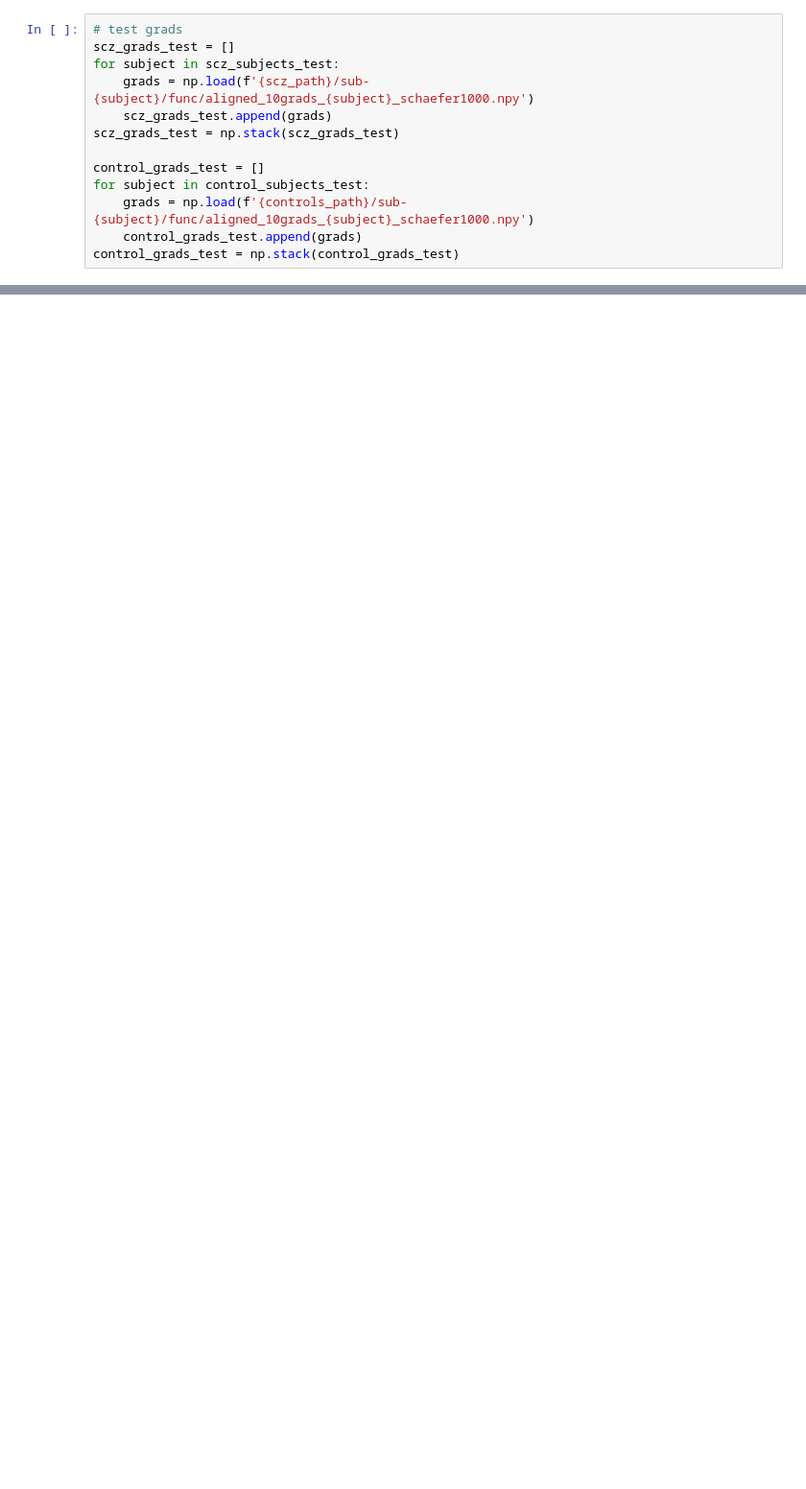
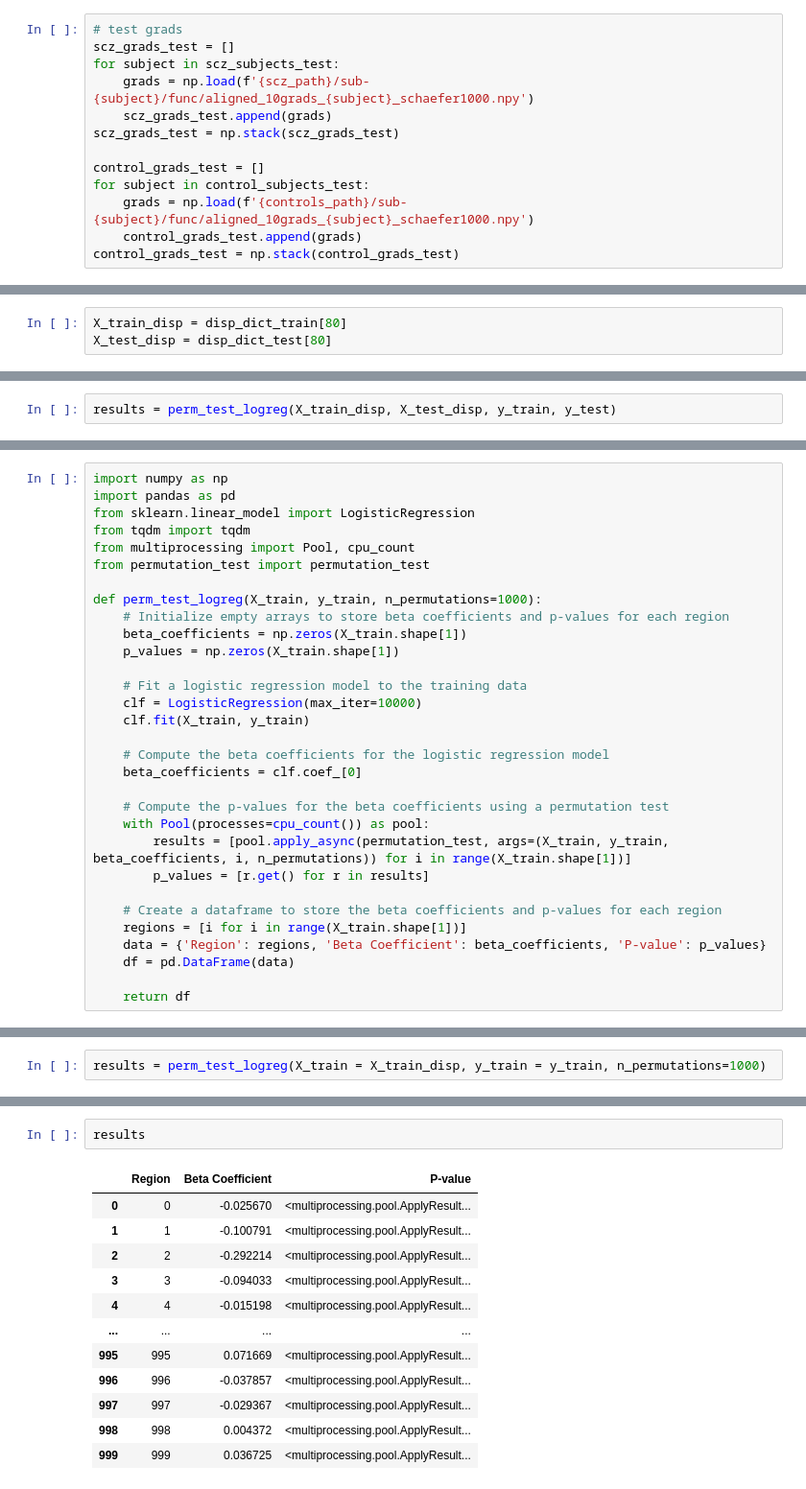
Before and after one commit to victoris93/feature-selection-scz, a Jupyter notebook: COBRE/log_model.ipynb, the cells around one changed output, grey strips where cells are left out. Shown at 96% size. Drawn from its saved outputs; the diff is of its cells as text; blank space fills up the shorter version.

```diff
--- a/COBRE/log_model.ipynb
+++ b/COBRE/log_model.ipynb
@@ -210,0 +347,3 @@ perf_df.plot(x = 'N_grads', y = ['Accuracy', 'Precision', 'Recall', 'F1', 'ROC_A
+# %%
+X_train_disp = disp_dict_train[80]
+X_test_disp = disp_dict_test[80]
@@ -210,0 +394,2 @@ perf_df.plot(x = 'N_grads', y = ['Accuracy', 'Precision', 'Recall', 'F1', 'ROC_A
+# %%
+results = perm_test_logreg(X_train_disp, X_test_disp, y_train, y_test)
@@ -210,0 +398,31 @@ perf_df.plot(x = 'N_grads', y = ['Accuracy', 'Precision', 'Recall', 'F1', 'ROC_A
+# %%
+import numpy as np
+import pandas as pd
+from sklearn.linear_model import LogisticRegression
+from tqdm import tqdm
+from multiprocessing import Pool, cpu_count
+from permutation_test import permutation_test
+
+def perm_test_logreg(X_train, y_train, n_permutations=1000):
+    # Initialize empty arrays to store beta coefficients and p-values for each region
+    beta_coefficients = np.zeros(X_train.shape[1])
+    p_values = np.zeros(X_train.shape[1])
+
+    # Fit a logistic regression model to the training data
+    clf = LogisticRegression(max_iter=10000)
+    clf.fit(X_train, y_train)
+
+    # Compute the beta coefficients for the logistic regression model
+    beta_coefficients = clf.coef_[0]
+
+    # Compute the p-values for the beta coefficients using a permutation test
+    with Pool(processes=cpu_count()) as pool:
+        results = [pool.apply_async(permutation_test, args=(X_train, y_train, beta_coefficients, i, n_permutations)) for i in range(X_train.shape[1])]
+        p_values = [r.get() for r in results]
+
+    # Create a dataframe to store the beta coefficients and p-values for each region
+    regions = [i for i in range(X_train.shape[1])]
+    data = {'Region': regions, 'Beta Coefficient': beta_coefficients, 'P-value': p_values}
+    df = pd.DataFrame(data)
+
+    return df
@@ -210,0 +486,2 @@ perf_df.plot(x = 'N_grads', y = ['Accuracy', 'Precision', 'Recall', 'F1', 'ROC_A
+# %%
+results = perm_test_logreg(X_train = X_train_disp, y_train = y_train, n_permutations=1000)
@@ -210,0 +490,15 @@ perf_df.plot(x = 'N_grads', y = ['Accuracy', 'Precision', 'Recall', 'F1', 'ROC_A
+# %%
+results
+# %% [output]
+|  | Region | Beta Coefficient | P-value |
+| 0 | 0 | -0.025670 | <multiprocessing.pool.ApplyResult... |
+| 1 | 1 | -0.100791 | <multiprocessing.pool.ApplyResult... |
+| 2 | 2 | -0.292214 | <multiprocessing.pool.ApplyResult... |
+| 3 | 3 | -0.094033 | <multiprocessing.pool.ApplyResult... |
+| 4 | 4 | -0.015198 | <multiprocessing.pool.ApplyResult... |
+| ... | ... | ... | ... |
+| 995 | 995 | 0.071669 | <multiprocessing.pool.ApplyResult... |
+| 996 | 996 | -0.037857 | <multiprocessing.pool.ApplyResult... |
+| 997 | 997 | -0.029367 | <multiprocessing.pool.ApplyResult... |
+| 998 | 998 | 0.004372 | <multiprocessing.pool.ApplyResult... |
+| 999 | 999 | 0.036725 | <multiprocessing.pool.ApplyResult... |
```
Also changed, not shown: parts of 47 cells of this notebook, 1 other file.
